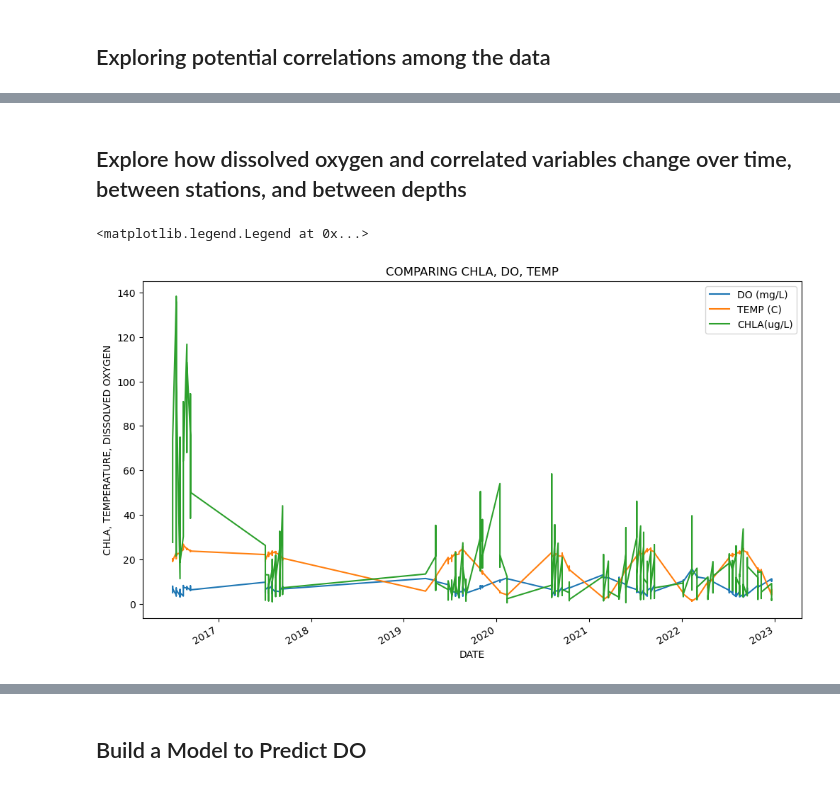
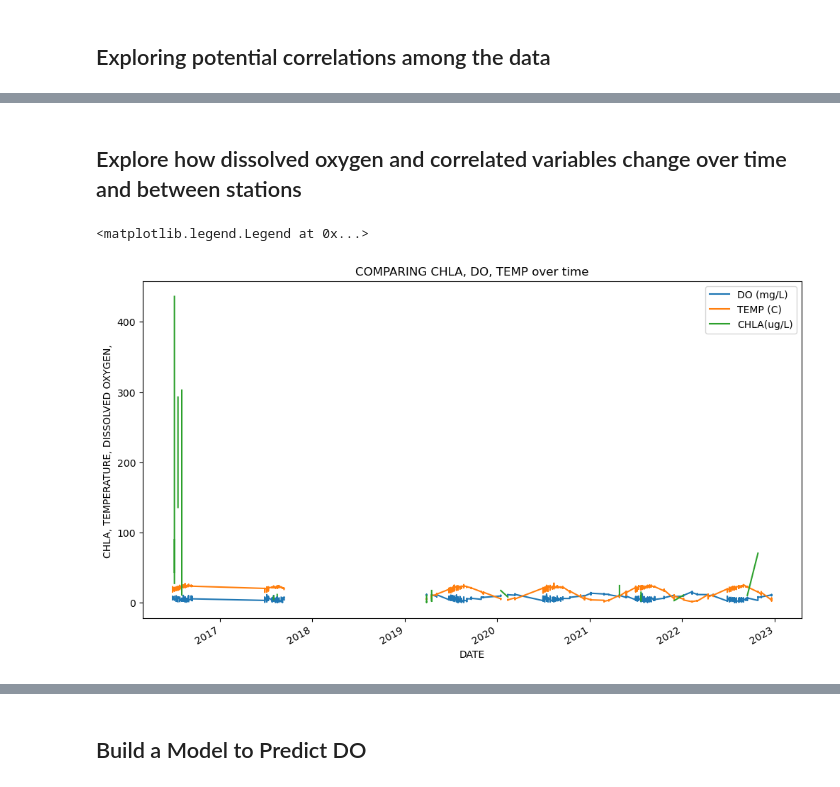
Before and after one commit to vizeppi/FinalProject, a Jupyter notebook: Final_Project.ipynb, the cells around one changed output, grey strips where cells are left out. Drawn from its saved outputs; the diff is of its cells as text; code cells hidden in the pictures.

```diff
--- a/Final_Project.ipynb
+++ b/Final_Project.ipynb
@@ -151,18 +114,3 @@ TypeError: 'function' object is not subscriptable
-# %%
-### Convert Object Columns to Numeric so they can be used for analysis
-df['PH'] = pd.to_numeric(df['PH'], errors = 'coerce')
-df['BOD5_MG_L'] = pd.to_numeric(df['BOD5_MG_L'], errors = 'coerce')
-df['TSS_MG_L'] = pd.to_numeric(df['TSS_MG_L'], errors = 'coerce')
-df['PREV_48_H_RAIN'] = pd.to_numeric(df['PREV_48_H_RAIN'], errors = 'coerce')
-df['AMMONIA-AMMONIUM_MG_L'] = pd.to_numeric(df['AMMONIA-AMMONIUM_MG_L'], errors = 'coerce')
-df['NITRITE_NITRATE_MG_L'] = pd.to_numeric(df['NITRITE_NITRATE_MG_L'], errors = 'coerce')
-df['PARTICULATE_N_MG_L'] = pd.to_numeric(df['PARTICULATE_N_MG_L'], errors = 'coerce')
-df['ORTHOPHOSPHATE_MG_L'] = pd.to_numeric(df['ORTHOPHOSPHATE_MG_L'], errors = 'coerce')
-df['TOTAL_DISSOLVED_ N_MG_L'] = pd.to_numeric(df['TOTAL_DISSOLVED_ N_MG_L'], errors = 'coerce')
-df['TOTAL_DISSOLVED_P_MG_L'] = pd.to_numeric(df['TOTAL_DISSOLVED_P_MG_L'], errors = 'coerce')
-df['PARTICULATE_P_MG_L'] = pd.to_numeric(df['PARTICULATE_P_MG_L'], errors = 'coerce')
-df['DISSOLVED_SILICA_MG_L'] = pd.to_numeric(df['DISSOLVED_SILICA_MG_L'], errors = 'coerce')
-df['BIOGENIC_SILICA_MG_L'] = pd.to_numeric(df['BIOGENIC_SILICA_MG_L'], errors = 'coerce')
 # %%
 #read in the location file which containts the station ID latitudes and longitudes
 location = pd.read_csv('/home/vgi3/rcaes/Final_Project/ArcGIS Data 2022.xlsx .csv')
@@ -297,0 +242,4 @@ df.describe()
+# %%
+#lets remove the 913.00
+df = df.drop(df['DO'].idxmax())
+df.DO.nlargest(10)
@@ -297,0 +278,4 @@ df.describe()
+# %%
+#create boolean mask to remove points higher than 12.6
+normal_PH = df['PH']< 12.6
+df['PH'] = df.PH.where(normal_PH)
@@ -357,16 +328 @@ df_copy_of_original= df.copy()
-# %%
-#remove any values more that three standard deviations away in the original dataframes
-#assumptions are normal distribution of data
-df= df[np.abs(df.DO-df.DO.mean()) <= (3*df.DO.std())]
-df= df[np.abs(df.PH-df.PH.mean()) <= (3*df.PH.std())]
-df= df[np.abs(df.CHLA_UG_L-df.CHLA_UG_L.mean()) <= (3*df.CHLA_UG_L.std())]
-df = df[np.abs(df.SALINITY_PSU-df.SALINITY_PSU.mean()) <= (3*df.SALINITY_PSU.std())]
-df = df[np.abs(df.ORTHOPHOSPHATE_MG_L-df.ORTHOPHOSPHATE_MG_L.mean()) <= (3*df.ORTHOPHOSPHATE_MG_L.std())]
-df = df[np.abs(df.TEMPERATURE_C-df.TEMPERATURE_C.mean()) <= (3*df.TEMPERATURE_C.std())]
-df_NUTR = df_NUTR[np.abs(df_NUTR.DO-df_NUTR.DO.mean()) <= (3*df_NUTR.DO.std())]
-df_NUTR = df_NUTR[np.abs(df_NUTR.PH-df_NUTR.PH.mean()) <= (3*df_NUTR.PH.std())]
-df_NUTR = df_NUTR[np.abs(df_NUTR.CHLA_UG_L-df_NUTR.CHLA_UG_L.mean()) <= (3*df_NUTR.CHLA_UG_L.std())]
-df_NUTR = df_NUTR[np.abs(df_NUTR.SALINITY_PSU-df_NUTR.SALINITY_PSU.mean()) <= (3*df_NUTR.SALINITY_PSU.std())]
-df_NUTR = df_NUTR[np.abs(df_NUTR.ORTHOPHOSPHATE_MG_L-df_NUTR.ORTHOPHOSPHATE_MG_L.mean()) <= (3*df_NUTR.ORTHOPHOSPHATE_MG_L.std())]
-df_NUTR = df_NUTR[np.abs(df_NUTR.TEMPERATURE_C-df_NUTR.TEMPERATURE_C.mean()) <= (3*df_NUTR.TEMPERATURE_C.std())]
 # %% [markdown]
@@ -529,20 +488,21 @@ Text(0.5, 1.0, 'DO vs OPO4')
 # %% [markdown]
-## Explore how dissolved oxygen and correlated variables change over time, between stations, and between depths
+## Explore how dissolved oxygen and correlated variables change over time and between stations
 # %%
 # compare chlorophyll-a, dissolvex oxygen, and temperature over the study period in a timeseries
 fig, ax = plt.subplots(figsize = (12, 7))
 
-ax.set_ylabel('CHLA, TEMPERATURE, DISSOLVED OXYGEN')
-ax.set_title('COMPARING CHLA, DO, TEMP')
+ax.set_ylabel('CHLA, TEMPERATURE, DISSOLVED OXYGEN, ')
+ax.set_title('COMPARING CHLA, DO, TEMP over time')
 
 timeseries_DO = df.DO.plot()
 timeseries_T = df.TEMPERATURE_C.plot()
 timeseries = df.CHLA_UG_L.plot()
+ax.legend(['DO (mg/L)', 'TEMP (C)', 'CHLA(ug/L)'])
 
-ax.legend(['DO (mg/L)', 'TEMP (C)', 'CHLA(ug/L)'])
+#graph shows very high chlorophyll-a levels in 2017, and from 2019 onward, the DO, TEMP, and CHLA seem to stablelize
 # %% [output]
 <matplotlib.legend.Legend at 0x...>
-[figure, old version]
+[figure, new version]
 # %%
 #view monthly averages of chlorophyll-a, temperature, and dissolved oxygen by resampling by month
 fig, ax = plt.subplots(figsize = (12, 7))
```
Also changed, not shown: parts of 118 cells of this notebook.
